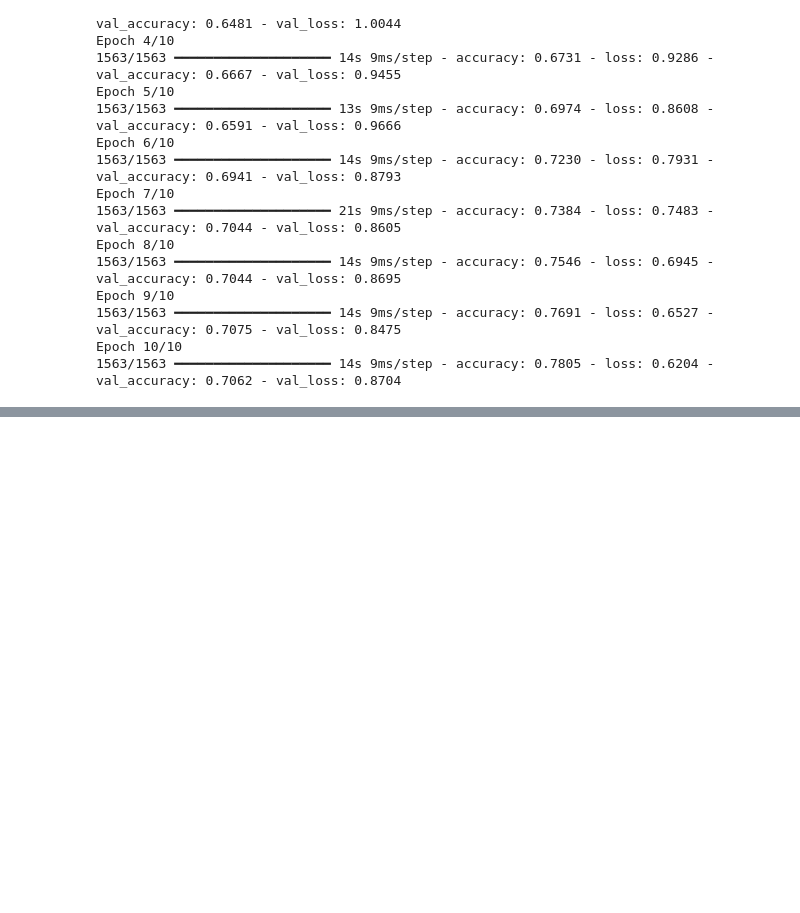
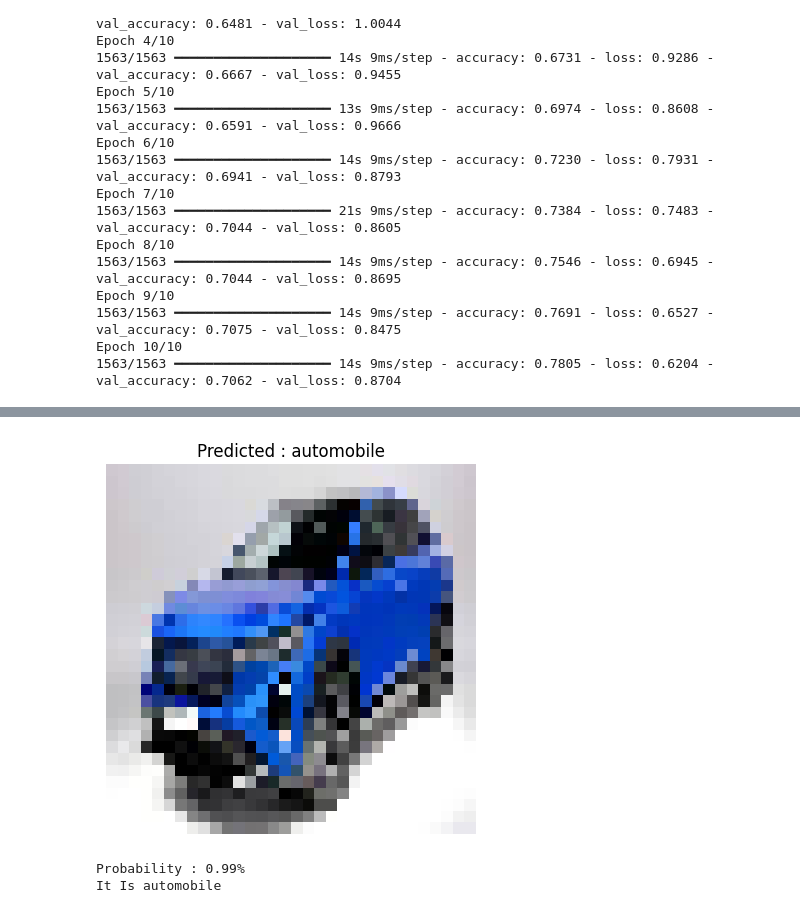
Before and after one commit to IImAriyan/Visual-AI-Projects, a Jupyter notebook: CNN_Project/main.ipynb, the cells around one changed output, grey strips where cells are left out. Saved outputs shown, nothing was run; the diff lists cells and outputs as text; code cells hidden in the pictures; blank space fills up the shorter version.

```diff
--- a/CNN_Project/main.ipynb
+++ b/CNN_Project/main.ipynb
@@ -127,0 +135,3 @@ It Is truck
+# %%
+show_prediction('test/test3.jpg')
+# %% [output]
@@ -127,0 +139,3 @@ It Is truck
+[figure, added]
+Probability : 0.99%
+It Is automobile
```
Also changed, not shown: parts of 9 cells of this notebook, 6 other files.
